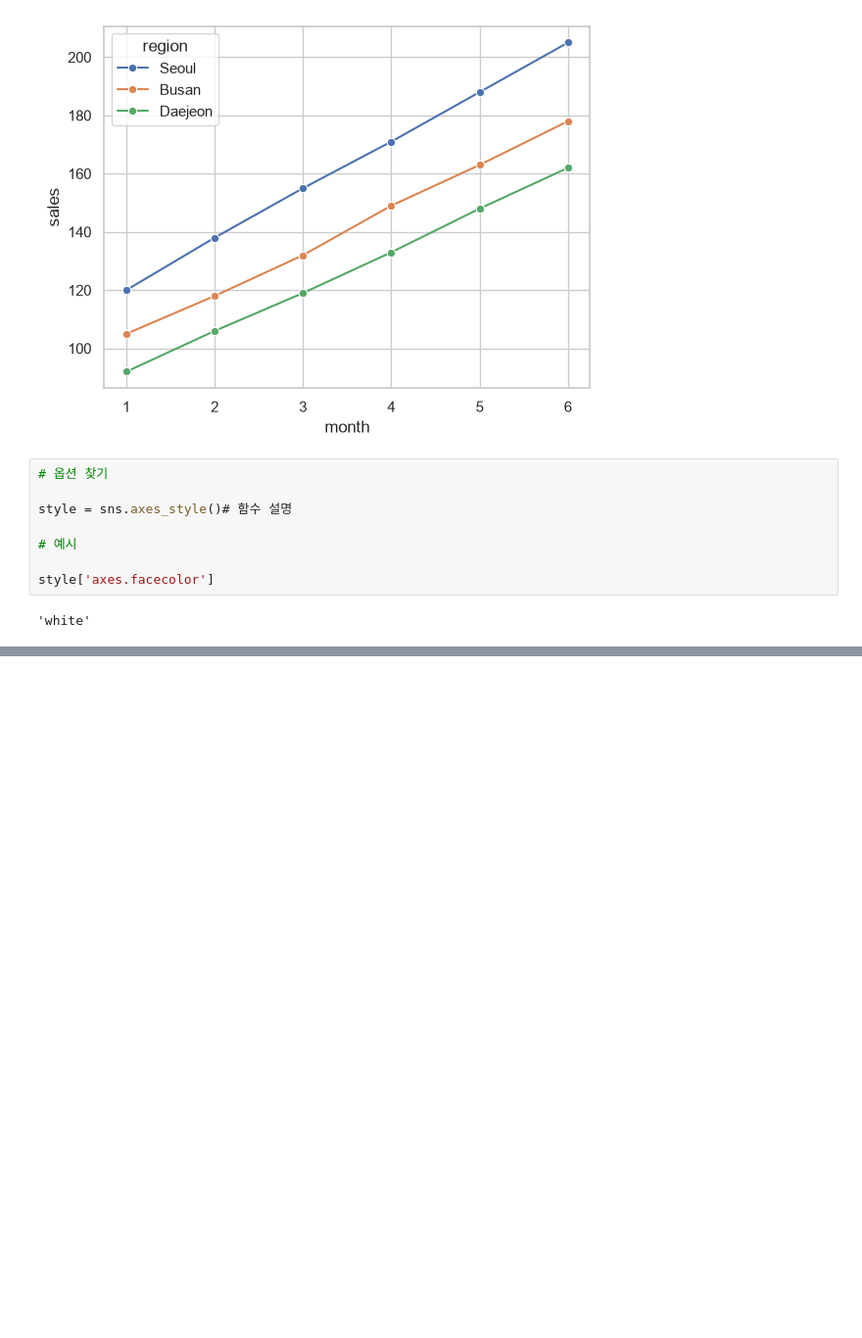
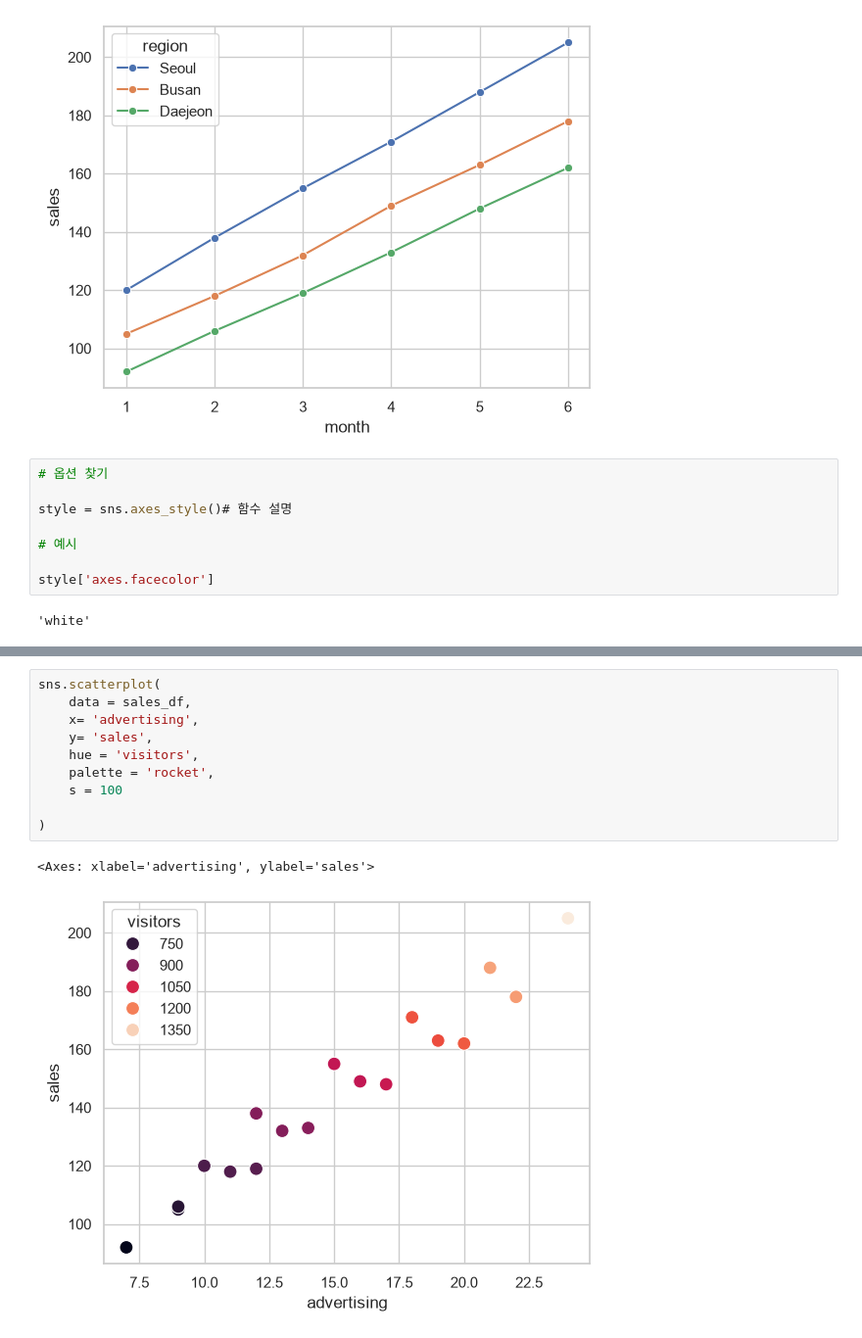
Before and after one commit to minskyong/study, a Jupyter notebook: matlib/디자인.ipynb, the cells around one changed output, grey strips where cells are left out. Shown at 98% size. Cells and saved outputs as stored; diff of their text form; blank space fills up the shorter version.

```diff
--- a/matlib/디자인.ipynb
+++ b/matlib/디자인.ipynb
@@ -111,0 +173,13 @@ style['axes.facecolor']
+# %%
+sns.scatterplot(
+    data = sales_df,
+    x= 'advertising',
+    y= 'sales',
+    hue = 'visitors',
+    palette = 'rocket',
+    s = 100
+
+)
+# %% [output]
+<Axes: xlabel='advertising', ylabel='sales'>
+[figure, added]
```
Also changed, not shown: parts of 9 cells of this notebook, 2 other files.
